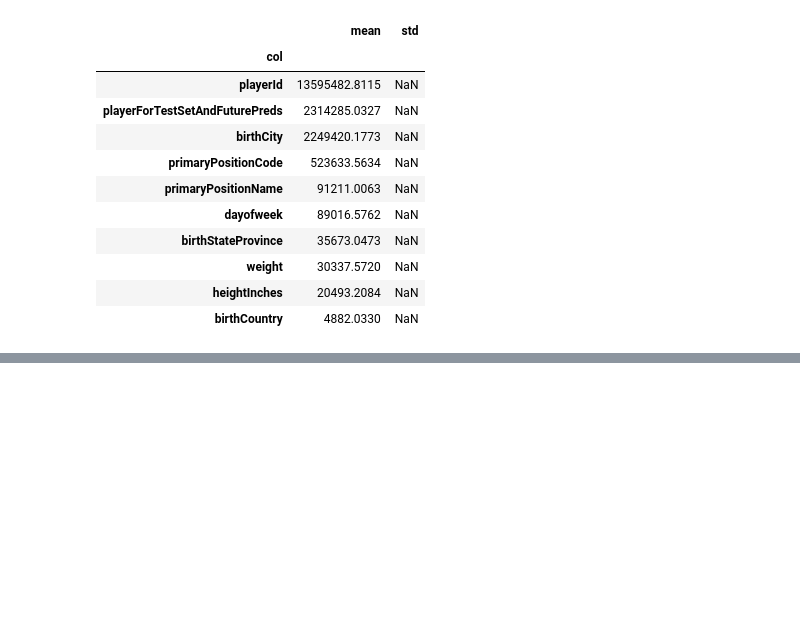
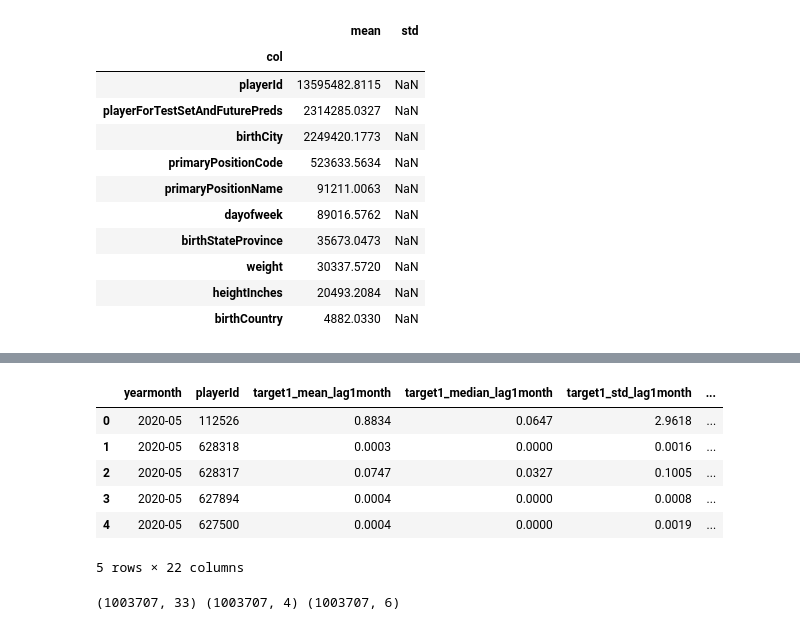
Before and after one commit to nanaseven777/Kaggle, a Jupyter notebook: mlbplayer-digital-engagement.ipynb, the cells around one changed output, grey strips where cells are left out. Drawn from its saved outputs; the diff is of its cells as text; code cells hidden in the pictures; blank space fills up the shorter version.

Commit message:
Kaggle Notebook | MLBplayer_digital_engagement | Version 2

```diff
--- a/mlbplayer-digital-engagement.ipynb
+++ b/mlbplayer-digital-engagement.ipynb
@@ -455,0 +567,50 @@ def train_lgb(input_x,
+# %%
+#ラグ特徴量の作成
+#年月でソート（時系列順に並んでいないとシフト時におかしくなるので）
+df_agg_target = df_agg_target.sort_values("yearmonth").reset_index(drop=True)
+
+#yearmonthを1か月シフトして過去にする
+df_agg_target["yearmonth"] = df_agg_target.groupby(["playerId"])["yearmonth"].shift(-1)
+#yearmonthの欠損値を[2021-08]で埋める
+df_agg_target["yearmonth"] = df_agg_target["yearmonth"].fillna("2021-08")
+
+#集計値がラグ特徴量と分かるようにカラム名を変更
+df_agg_target.columns = [col + "_lag1month" if col not in ["playerId","yearmonth"]else
+                        col for col in df_agg_target.columns]
+
+#追加したカラムリストを作成
+col_agg_target = list(df_agg_target.columns[df_agg_target.columns.str.contains("lag1month")])
+df_agg_target.head()
+# %% [output]
+|  | yearmonth | playerId | target1_mean_lag1month | target1_median_lag1month | target1_std_lag1month | ... |
+| 0 | 2020-05 | 112526 | 0.8834 | 0.0647 | 2.9618 | ... |
+| 1 | 2020-05 | 628318 | 0.0003 | 0.0000 | 0.0016 | ... |
+| 2 | 2020-05 | 628317 | 0.0747 | 0.0327 | 0.1005 | ... |
+| 3 | 2020-05 | 627894 | 0.0004 | 0.0000 | 0.0008 | ... |
+| 4 | 2020-05 | 627500 | 0.0004 | 0.0000 | 0.0019 | ... |
+5 rows × 22 columns
+# %%
+#学習用データセットの作成
+df_train = pd.merge(df_engagement,df_players,on=["playerId"],how="left")
+df_train = pd.merge(df_train,df_rosters,on=["date","playerId"],how="left")
+df_train = pd.merge(df_train,df_agg_target,on=["playerId","yearmonth"],how="left")
+
+#説明変数と目的変数の作成
+x_train = df_train[[
+    "playerId","dayofweek",
+    "birthCity","birthStateProvince","birthCountry","heightInches","weight",
+    "primaryPositionCode","primaryPositionName","playerForTestSetAndFuturePreds"
+]+ col_rosters + col_agg_target]
+
+y_train = df_train[["target1","target2","target3","target4"]]
+id_train = df_train[["engagementMetricsDate","playerId","date_playerId","date",
+                    "yearmonth","playerForTestSetAndFuturePreds"]]
+
+#カテゴリ変数をcategory型に変換
+for col in ["playerId","dayofweek","birthCity","birthStateProvince",
+           "birthCountry","primaryPositionCode","primaryPositionName"] + col_rosters:
+    x_train[col] = x_train[col].astype("category")
+
+print(x_train.shape,y_train.shape,id_train.shape)
+# %% [output]
+(1003707, 33) (1003707, 4) (1003707, 6)
```
Also changed, not shown: parts of 24 cells of this notebook.
